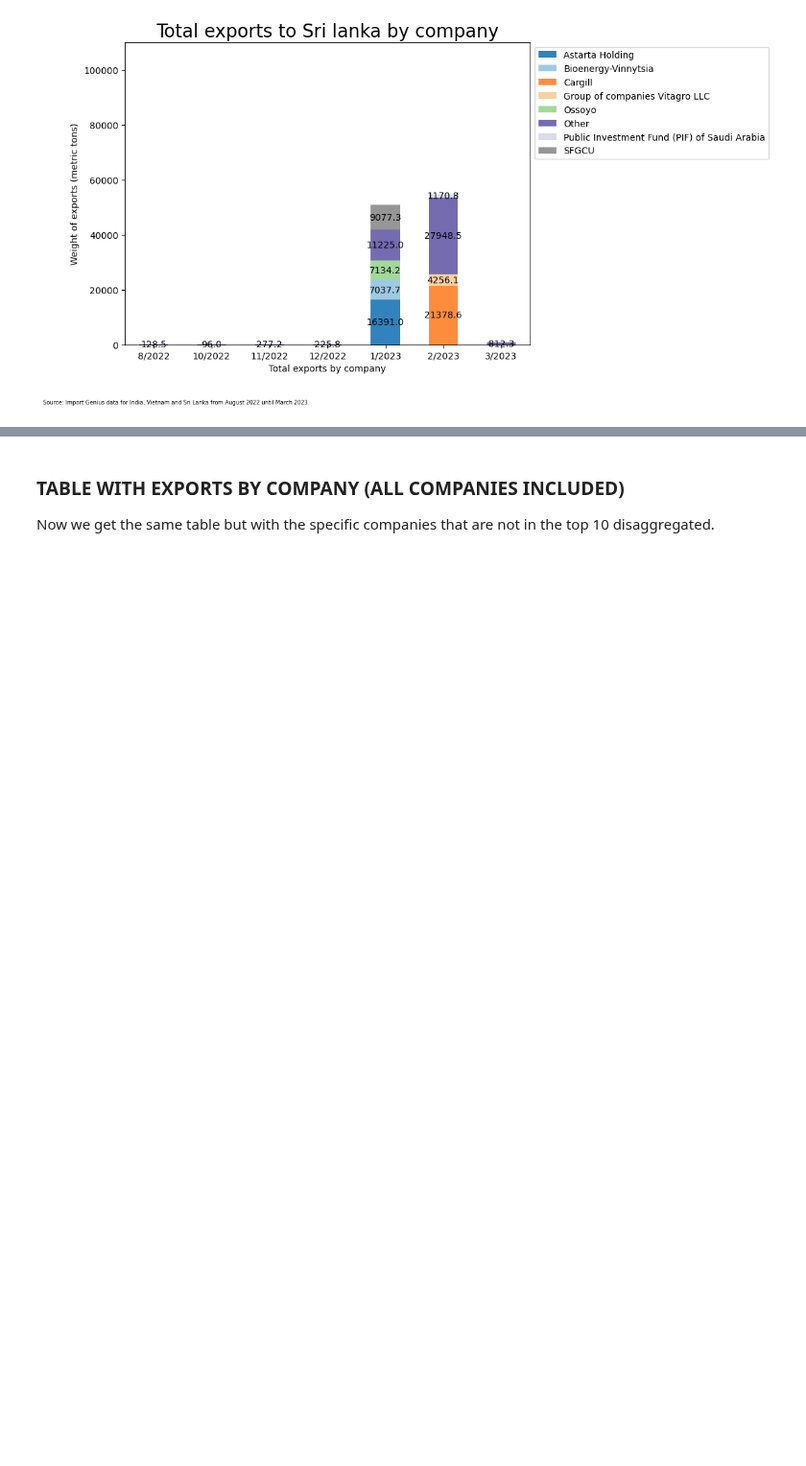
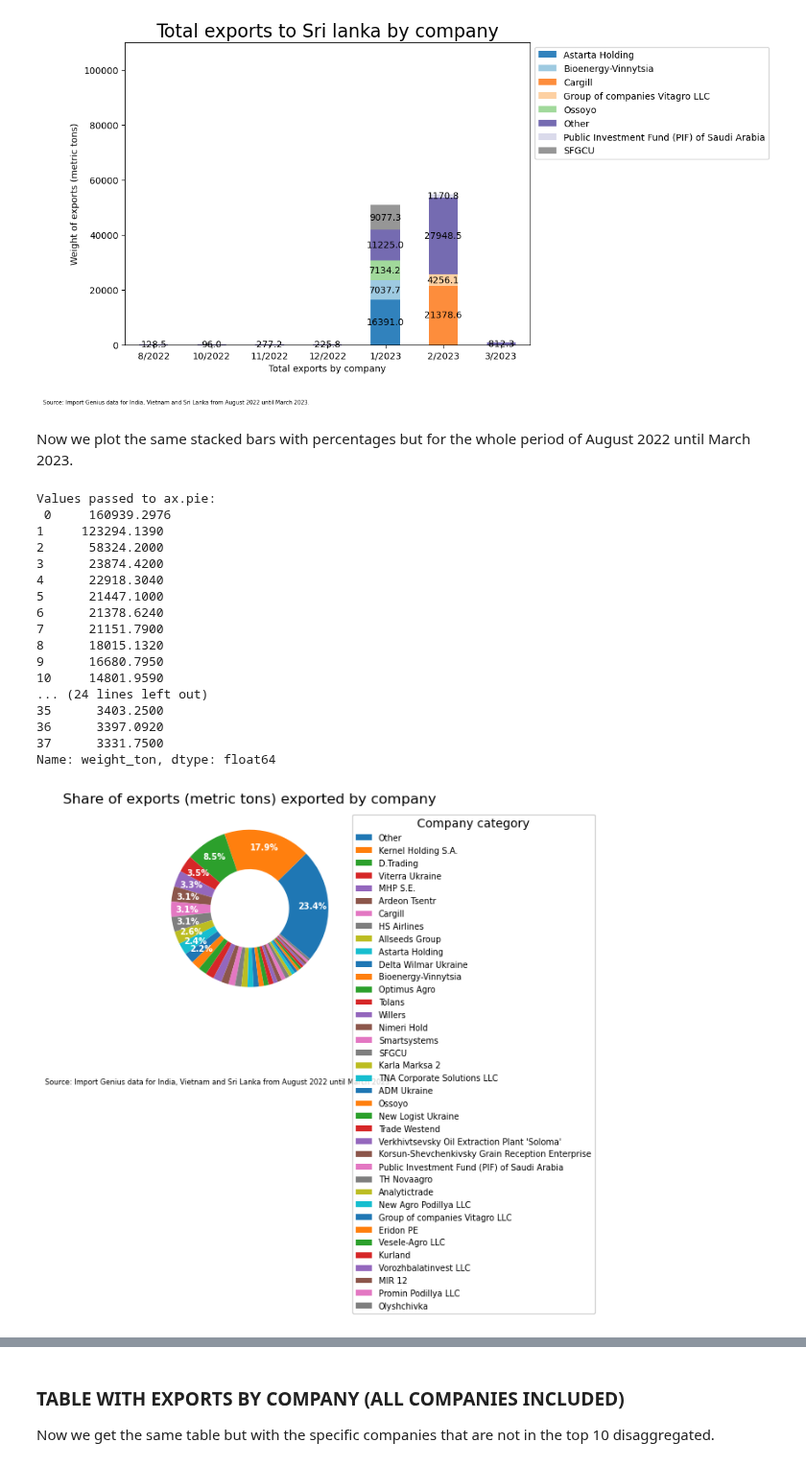
Before and after one commit to uchicago-dsi/oakland-institute-ukraine, a Jupyter notebook: notebooks/exports_oct22.ipynb, the cells around one changed output, grey strips where cells are left out. Shown at 96% size. Saved outputs shown, nothing was run; the diff lists cells and outputs as text; code cells hidden in the pictures; blank space fills up the shorter version.

```diff
--- a/notebooks/exports_oct22.ipynb
+++ b/notebooks/exports_oct22.ipynb
@@ -519,3 +497,45 @@ for country_en, country_uk in country_d.items():
 [figure]
 [figure]
 [figure]
+# %% [markdown]
+Now we plot the same stacked bars with percentages but for the whole period of August 2022 until March 2023.
+# %%
+# whole_period_g = cargo_grouping(ig_c, ["company_std"], ["weight_ton"], ["weight_ton"], False, {"weight_ton": "sum"})
+# whole_period_g = whole_period_g.transpose().reset_index(drop=True)
+# whole_period_g.columns = whole_period_g.iloc[0]
+# whole_period_g = whole_period_g.iloc[1:].reset_index(drop=True)
+# whole_period_g
+
+# whole_period = whole_period_g.fillna(0)
+# whole_period = whole_period.divide(whole_period.sum(axis=1), axis=0) * 100
+# whole_period = whole_period.round(2)
+# whole_period
+
+# plot_stack_bar(whole_period, "Month-year", "Percentage of exports (metric tons)", "Share of exports by company", "date", 105, "Import Genius data for India, Vietnam and Sri Lanka from August 2022 until March 2023")
+
+whole_period_g = cargo_grouping(ig_c, ["company_std"], ["weight_ton"], ["weight_ton"], False, {"weight_ton": "sum"})
+whole_period_g = whole_period_g.reset_index(drop=True)
+whole_period_g
+
+plot_pie(whole_period_g["company_std"], whole_period_g["weight_ton"], "Company category", "Share of exports (metric tons) exported by company", "Import Genius data for India, Vietnam and Sri Lanka from August 2022 until March 2023", 2, 0)
+
+whole_period_g
+# %% [output]
+Values passed to ax.pie:
+ 0     160939.2976
+1     123294.1390
+2      58324.2000
+3      23874.4200
+4      22918.3040
+5      21447.1000
+6      21378.6240
+7      21151.7900
+8      18015.1320
+9      16680.7950
+10     14801.9590
+... (24 lines left out)
+35      3403.2500
+36      3397.0920
+37      3331.7500
+Name: weight_ton, dtype: float64
+[figure, added]
```
Also changed, not shown: parts of 21 cells of this notebook.
